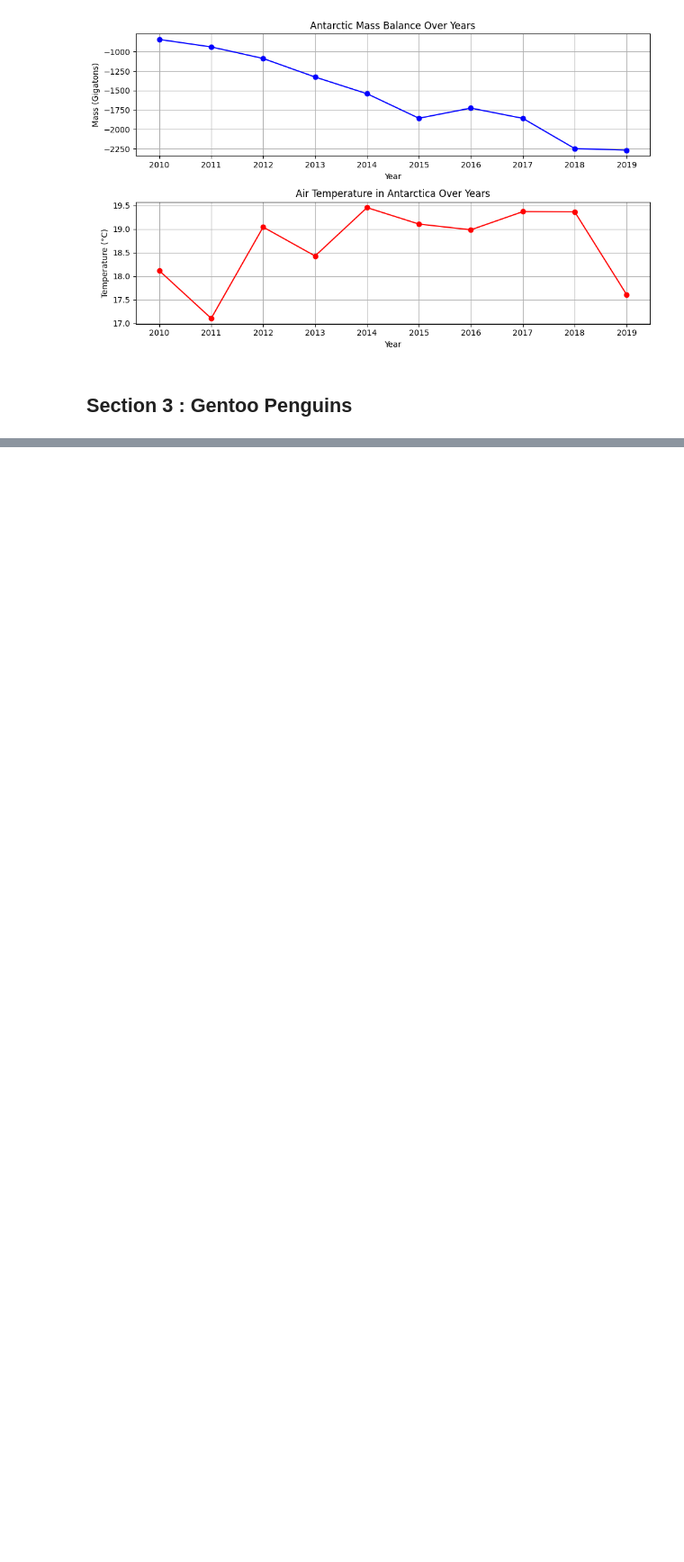
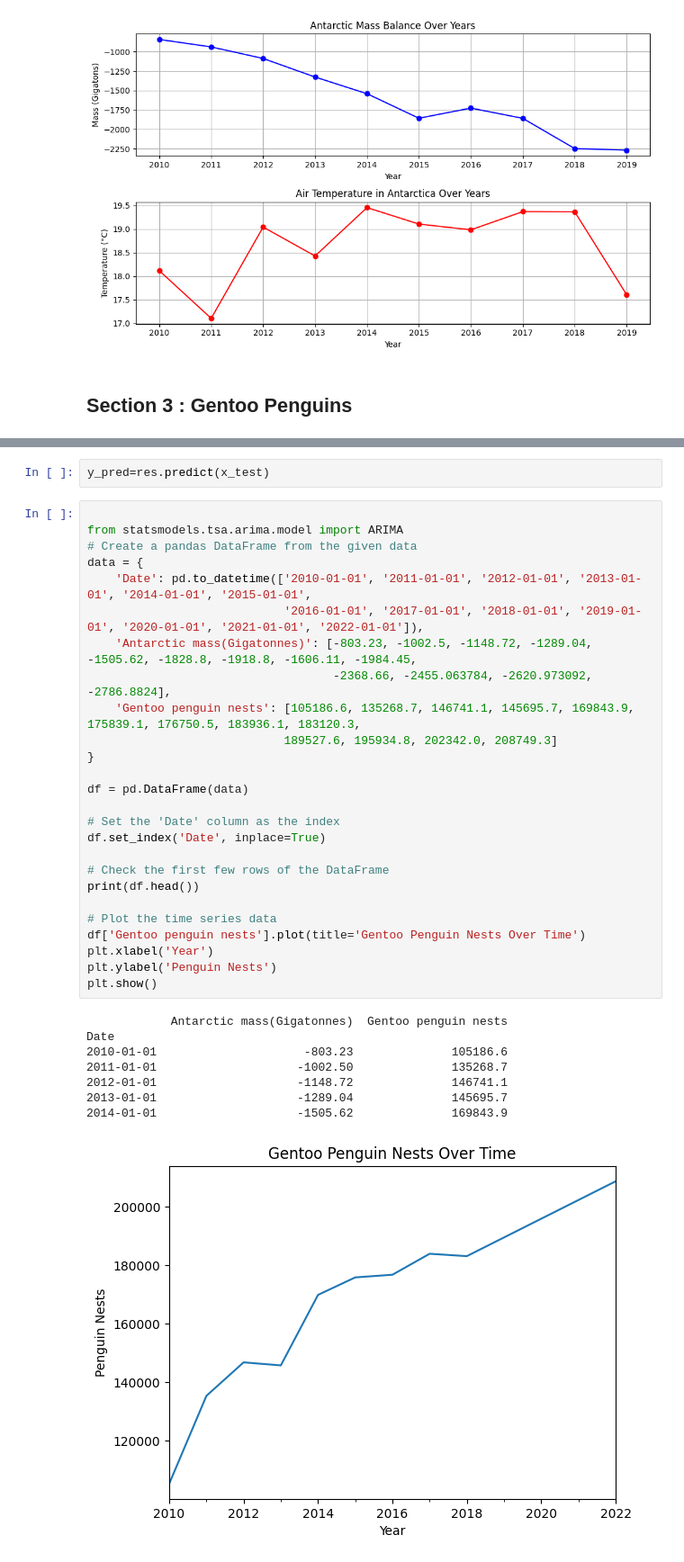
Before and after one commit to ACM40960/project-mohitjain904, a Jupyter notebook: Python Files/Antarctica.ipynb, the cells around one changed output, grey strips where cells are left out. Shown at 90% size. Cells and saved outputs as stored; diff of their text form; blank space fills up the shorter version.

```diff
--- a/Python Files/Antarctica.ipynb
+++ b/Python Files/Antarctica.ipynb
@@ -666,0 +862,37 @@ plt.show()
+# %%
+y_pred=res.predict(x_test)
+# %%
+
+from statsmodels.tsa.arima.model import ARIMA
+# Create a pandas DataFrame from the given data
+data = {
+    'Date': pd.to_datetime(['2010-01-01', '2011-01-01', '2012-01-01', '2013-01-01', '2014-01-01', '2015-01-01',
+                            '2016-01-01', '2017-01-01', '2018-01-01', '2019-01-01', '2020-01-01', '2021-01-01', '2022-01-01']),
+    'Antarctic mass(Gigatonnes)': [-803.23, -1002.5, -1148.72, -1289.04, -1505.62, -1828.8, -1918.8, -1606.11, -1984.45,
+                                   -2368.66, -2455.063784, -2620.973092, -2786.8824],
+    'Gentoo penguin nests': [105186.6, 135268.7, 146741.1, 145695.7, 169843.9, 175839.1, 176750.5, 183936.1, 183120.3,
+                            189527.6, 195934.8, 202342.0, 208749.3]
+}
+
+df = pd.DataFrame(data)
+
+# Set the 'Date' column as the index
+df.set_index('Date', inplace=True)
+
+# Check the first few rows of the DataFrame
+print(df.head())
+
+# Plot the time series data
+df['Gentoo penguin nests'].plot(title='Gentoo Penguin Nests Over Time')
+plt.xlabel('Year')
+plt.ylabel('Penguin Nests')
+plt.show()
+# %% [output]
+            Antarctic mass(Gigatonnes)  Gentoo penguin nests
+Date
+2010-01-01                     -803.23              105186.6
+2011-01-01                    -1002.50              135268.7
+2012-01-01                    -1148.72              146741.1
+2013-01-01                    -1289.04              145695.7
+2014-01-01                    -1505.62              169843.9
+[figure, added]
```
Also changed, not shown: parts of 28 cells of this notebook, 2 other files.
